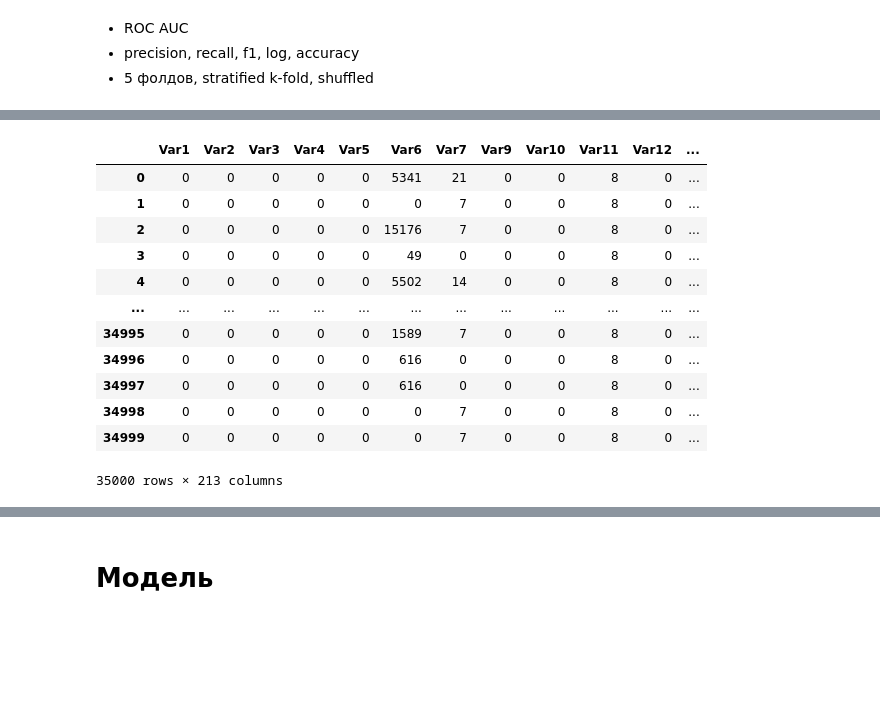
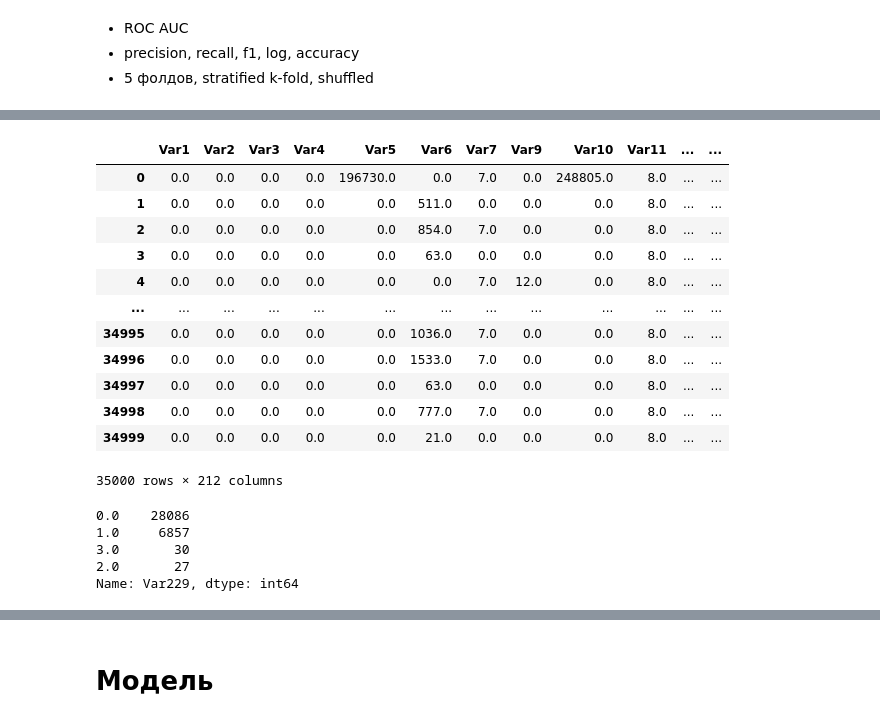
Before and after one commit to Uniholder/Specialization-Yandex-MIPT, a Jupyter notebook: 6_Final_projects/2_churn_prediction/week_3.ipynb, the cells around one changed output, grey strips where cells are left out. Drawn from its saved outputs; the diff is of its cells as text; code cells hidden in the pictures; blank space fills up the shorter version.

```diff
--- a/6_Final_projects/2_churn_prediction/week_3.ipynb
+++ b/6_Final_projects/2_churn_prediction/week_3.ipynb
@@ -59,9 +59,9 @@ df_cat = df_train.select_dtypes(include='object')
 # %%
-df_train.dropna(axis=1, how='all', inplace=True)
-cols = df_train.columns
+df_train_part.dropna(axis=1, how='all', inplace=True)
+cols = df_train_part.drop('target', axis=1).columns
 # %%
 %%time
 si = SimpleImputer(strategy='most_frequent')
-df_train = si.fit_transform(df_train)
-df_train = pd.DataFrame(df_train, columns=cols)
+df_train_part = si.fit_transform(df_train_part.drop('target', axis=1))
+df_train_part = pd.DataFrame(df_train_part, columns=cols)
 # %% [output]
@@ -70,17 +70,17 @@ Wall time: 8.17 s
-# %%
-df_train
-# %% [output]
-|  | Var1 | Var2 | Var3 | Var4 | Var5 | Var6 | Var7 | Var9 | Var10 | Var11 | Var12 | ... |
-| 0 | 0 | 0 | 0 | 0 | 0 | 5341 | 21 | 0 | 0 | 8 | 0 | ... |
-| 1 | 0 | 0 | 0 | 0 | 0 | 0 | 7 | 0 | 0 | 8 | 0 | ... |
-| 2 | 0 | 0 | 0 | 0 | 0 | 15176 | 7 | 0 | 0 | 8 | 0 | ... |
-| 3 | 0 | 0 | 0 | 0 | 0 | 49 | 0 | 0 | 0 | 8 | 0 | ... |
-| 4 | 0 | 0 | 0 | 0 | 0 | 5502 | 14 | 0 | 0 | 8 | 0 | ... |
-| ... | ... | ... | ... | ... | ... | ... | ... | ... | ... | ... | ... | ... |
-| 34995 | 0 | 0 | 0 | 0 | 0 | 1589 | 7 | 0 | 0 | 8 | 0 | ... |
-| 34996 | 0 | 0 | 0 | 0 | 0 | 616 | 0 | 0 | 0 | 8 | 0 | ... |
-| 34997 | 0 | 0 | 0 | 0 | 0 | 616 | 0 | 0 | 0 | 8 | 0 | ... |
-| 34998 | 0 | 0 | 0 | 0 | 0 | 0 | 7 | 0 | 0 | 8 | 0 | ... |
-| 34999 | 0 | 0 | 0 | 0 | 0 | 0 | 7 | 0 | 0 | 8 | 0 | ... |
-35000 rows × 213 columns
+# %%
+df_train_part
+# %% [output]
+|  | Var1 | Var2 | Var3 | Var4 | Var5 | Var6 | Var7 | Var9 | Var10 | Var11 | ... | ... |
+| 0 | 0.0 | 0.0 | 0.0 | 0.0 | 196730.0 | 0.0 | 7.0 | 0.0 | 248805.0 | 8.0 | ... | ... |
+| 1 | 0.0 | 0.0 | 0.0 | 0.0 | 0.0 | 511.0 | 0.0 | 0.0 | 0.0 | 8.0 | ... | ... |
+| 2 | 0.0 | 0.0 | 0.0 | 0.0 | 0.0 | 854.0 | 7.0 | 0.0 | 0.0 | 8.0 | ... | ... |
+| 3 | 0.0 | 0.0 | 0.0 | 0.0 | 0.0 | 63.0 | 0.0 | 0.0 | 0.0 | 8.0 | ... | ... |
+| 4 | 0.0 | 0.0 | 0.0 | 0.0 | 0.0 | 0.0 | 7.0 | 12.0 | 0.0 | 8.0 | ... | ... |
+| ... | ... | ... | ... | ... | ... | ... | ... | ... | ... | ... | ... | ... |
+| 34995 | 0.0 | 0.0 | 0.0 | 0.0 | 0.0 | 1036.0 | 7.0 | 0.0 | 0.0 | 8.0 | ... | ... |
+| 34996 | 0.0 | 0.0 | 0.0 | 0.0 | 0.0 | 1533.0 | 7.0 | 0.0 | 0.0 | 8.0 | ... | ... |
+| 34997 | 0.0 | 0.0 | 0.0 | 0.0 | 0.0 | 63.0 | 0.0 | 0.0 | 0.0 | 8.0 | ... | ... |
+| 34998 | 0.0 | 0.0 | 0.0 | 0.0 | 0.0 | 777.0 | 7.0 | 0.0 | 0.0 | 8.0 | ... | ... |
+| 34999 | 0.0 | 0.0 | 0.0 | 0.0 | 0.0 | 21.0 | 0.0 | 0.0 | 0.0 | 8.0 | ... | ... |
+35000 rows × 212 columns
 # %%
@@ -90,0 +91,8 @@ df_train = pd.DataFrame(df_train, columns=cols)
+# %%
+df_train_part['Var229'].value_counts()
+# %% [output]
+0.0    28086
+1.0     6857
+3.0       30
+2.0       27
+Name: Var229, dtype: int64
```
Also changed, not shown: parts of 24 cells of this notebook, 4 other files.
